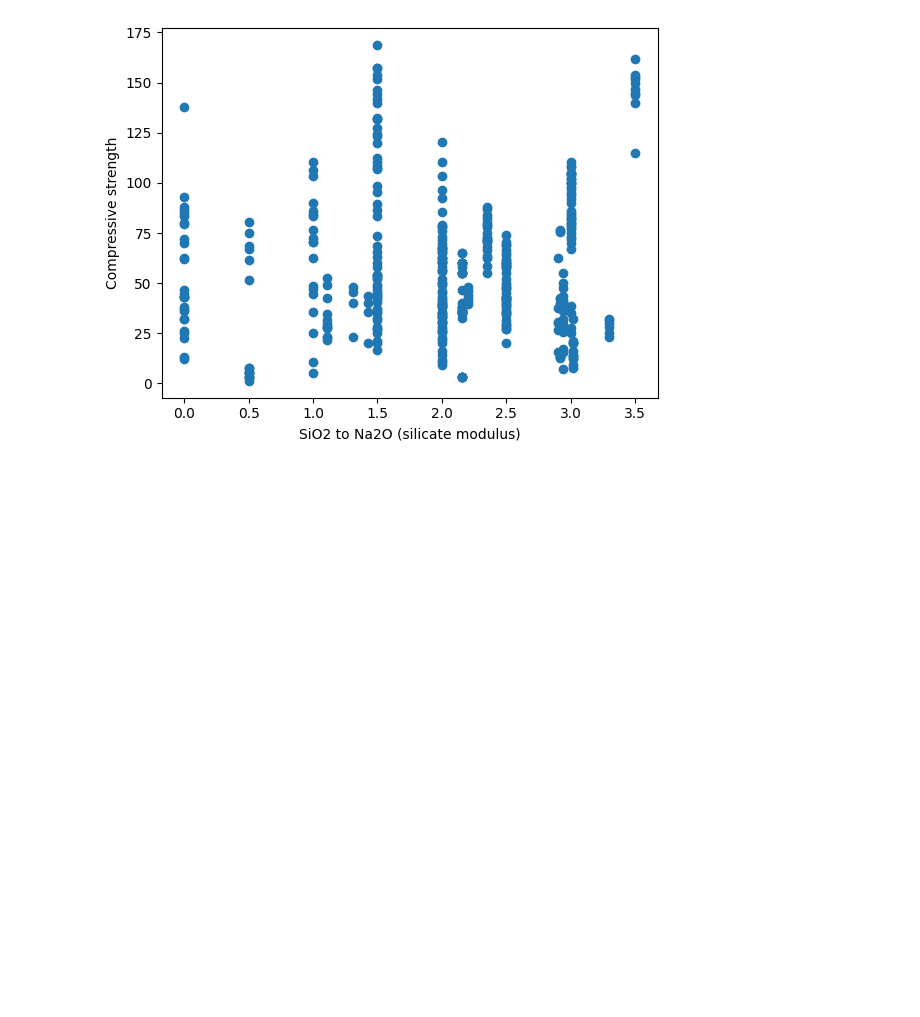
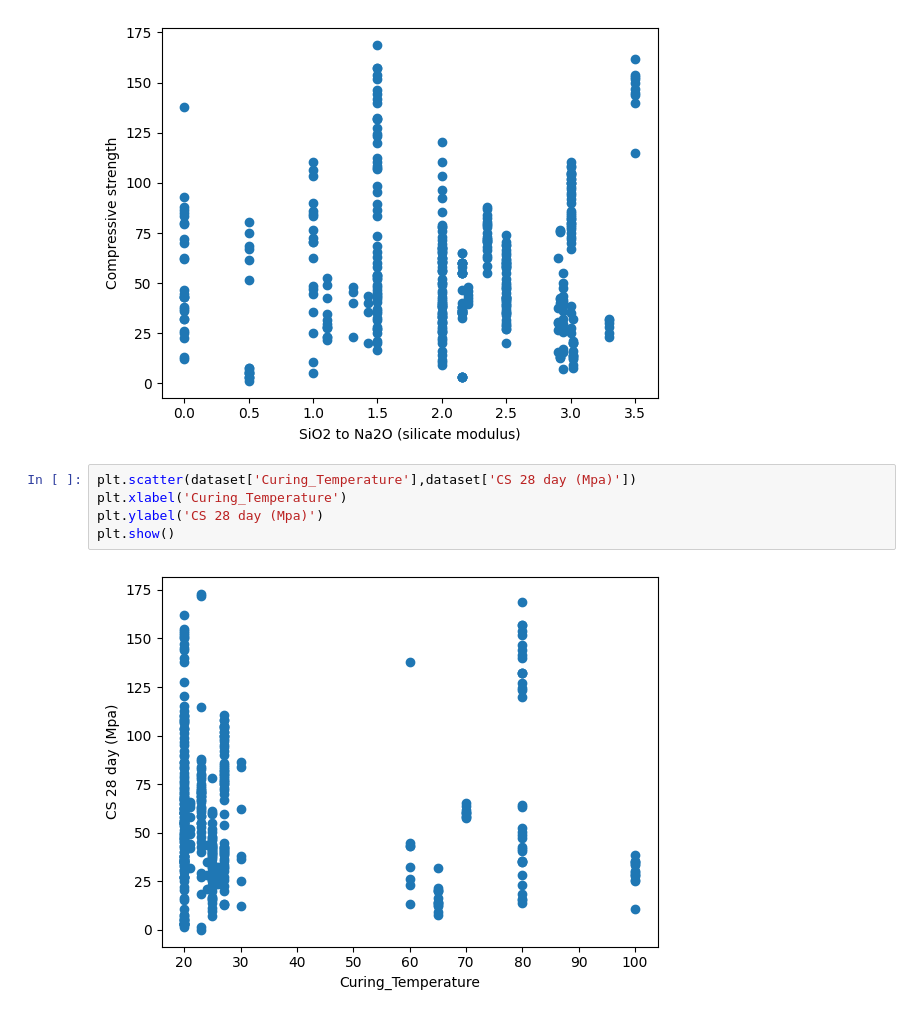
Before and after one commit to Prayash1432/Capstone-Final, a Jupyter notebook: Code.ipynb, the cells around one changed output. Saved outputs shown, nothing was run; the diff lists cells and outputs as text; blank space fills up the shorter version.

Commit message:
Added graph

```diff
--- a/Code.ipynb
+++ b/Code.ipynb
@@ -45,3 +45,10 @@ plt.ylabel("Compressive strength")
 plt.show()
 # %% [output]
 [figure]
+# %%
+plt.scatter(dataset['Curing_Temperature'],dataset['CS 28 day (Mpa)'])
+plt.xlabel('Curing_Temperature')
+plt.ylabel('CS 28 day (Mpa)')
+plt.show()
+# %% [output]
+[figure, added]
```
Also changed, not shown: parts of 3 cells of this notebook.
